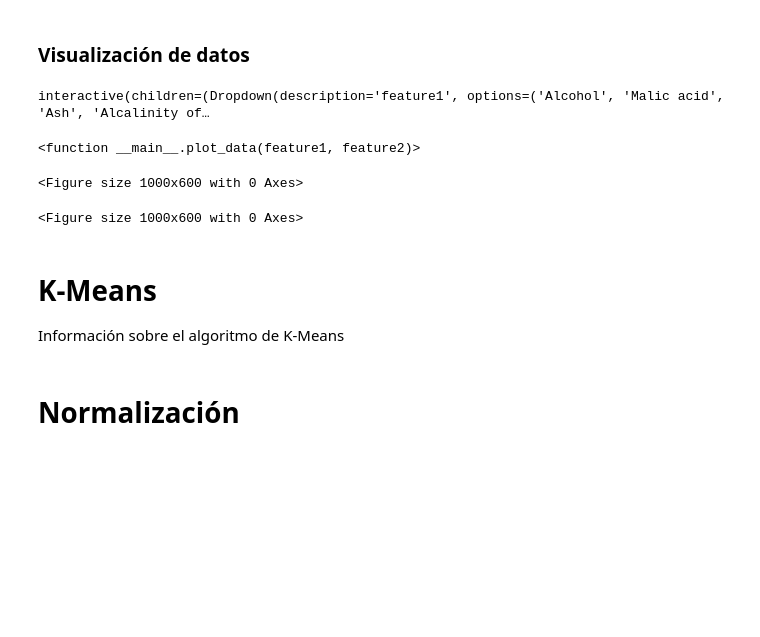
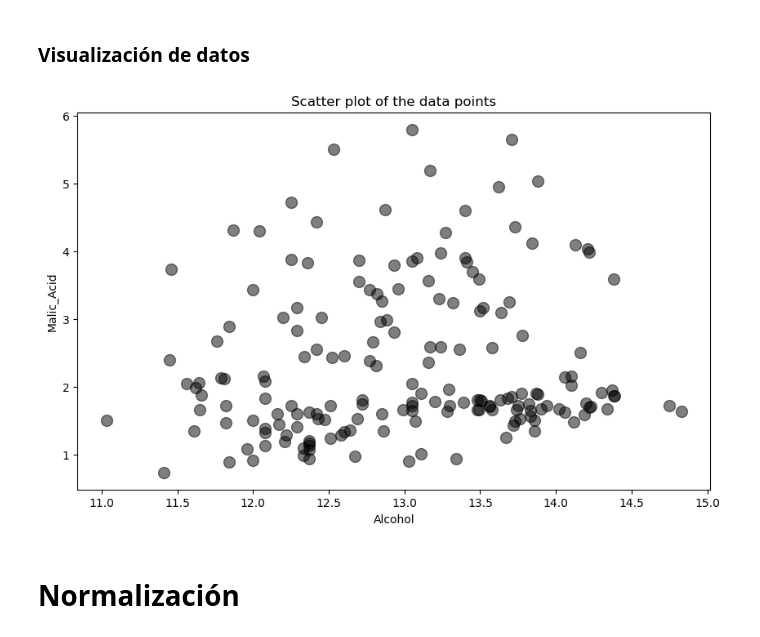
Before and after one commit to MonicaCabanas23/artificial-intelligence-course, a Jupyter notebook: Tareas/k-means-homework/Clustering_Homework.ipynb, the cells around one changed output. Cells and saved outputs as stored; diff of their text form; code cells hidden in the pictures; blank space fills up the shorter version.

```diff
--- a/Tareas/k-means-homework/Clustering_Homework.ipynb
+++ b/Tareas/k-means-homework/Clustering_Homework.ipynb
@@ -45,25 +45,18 @@ data.head(5)
 # %% [markdown]
 ### Visualización de datos
 # %%
-# Plotting the data points of several features
+# Function to plot the data points of two features
 def plot_data(feature1, feature2):
     plt.figure(figsize=(10, 6))
     plt.scatter(data[feature1], data[feature2], s=100, c='black', alpha=0.5)
     plt.title('Scatter plot of the data points')
     plt.xlabel(feature1)
     plt.ylabel(feature2)
     plt.show()
 
-# Creating the interactive plot
-interact(plot_data, feature1=['Alcohol', 'Malic acid', 'Ash', 'Alcalinity of ash', 'Magnesium', 'Total phenols', 'Flavanoids', 'Nonflavanoid phenols', 'Proanthocyanins', 'Color intensity', 'Hue', 'OD280/OD315 of diluted wines', 'Proline'], feature2=['Alcohol', 'Malic acid', 'Ash', 'Alcalinity of ash', 'Magnesium', 'Total phenols', 'Flavanoids', 'Nonflavanoid phenols', 'Proanthocyanins', 'Color intensity', 'Hue', 'OD280/OD315 of diluted wines', 'Proline'])
+# Ploting the data points of two features
+plot_data(data.columns[0], data.columns[1])
 # %% [output]
-interactive(children=(Dropdown(description='feature1', options=('Alcohol', 'Malic acid', 'Ash', 'Alcalinity of…
-<function __main__.plot_data(feature1, feature2)>
-<Figure size 1000x600 with 0 Axes>
-<Figure size 1000x600 with 0 Axes>
+[figure, added]
-# %% [markdown]
-# K-Means
-
-Información sobre el algoritmo de K-Means
 # %% [markdown]
 # Normalización
```
Also changed, not shown: parts of 2 cells of this notebook.
